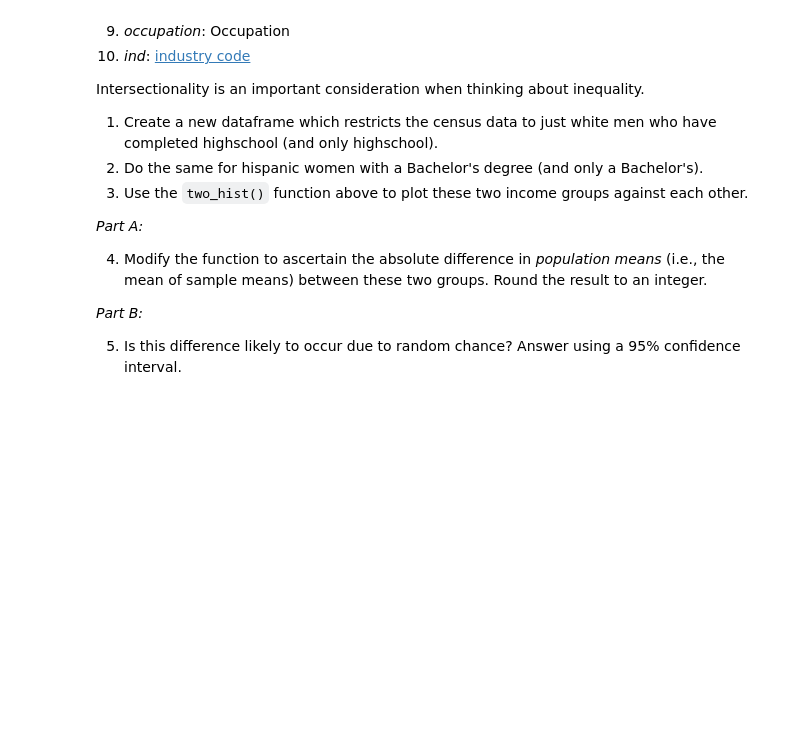
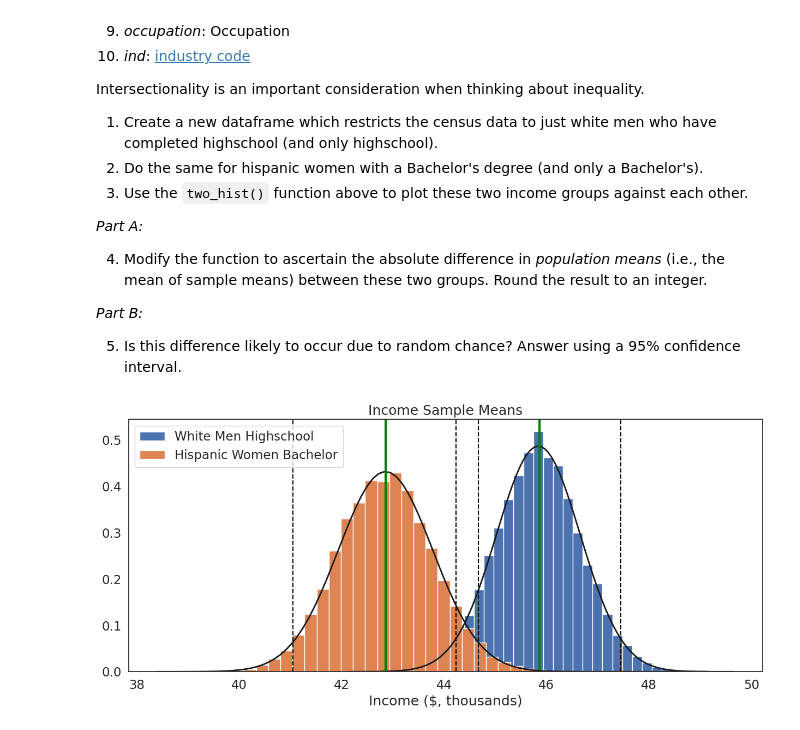
Before and after one commit to Vickyjwq/QM2, a Jupyter notebook: notebooks/W05. Distributions and Basic Statistics.ipynb, the cells around one changed output. Saved outputs shown, nothing was run; the diff lists cells and outputs as text; code cells hidden in the pictures; blank space fills up the shorter version.

```diff
--- a/notebooks/W05. Distributions and Basic Statistics.ipynb
+++ b/notebooks/W05. Distributions and Basic Statistics.ipynb
@@ -618,0 +617,6 @@ df_white = df['sex']==1
+# %%
+df_whiteman_highschool = df[(df['sex']==1) & (df['race']==1) & (df['sch']==12)]
+df_hispanicwomen_bachelor = df[(df['sex']==2) & (df['race']==3) & (df['sch']==16)]
+two_hist([df_whiteman_highschool['income'],df_hispanicwomen_bachelor['income']],['White Men Highschool','Hispanic Women Bachelor'],'Income ($, thousands)', "Income Sample Means")
+# %% [output]
+[figure, added]
```
Also changed, not shown: parts of 1 cell of this notebook.
